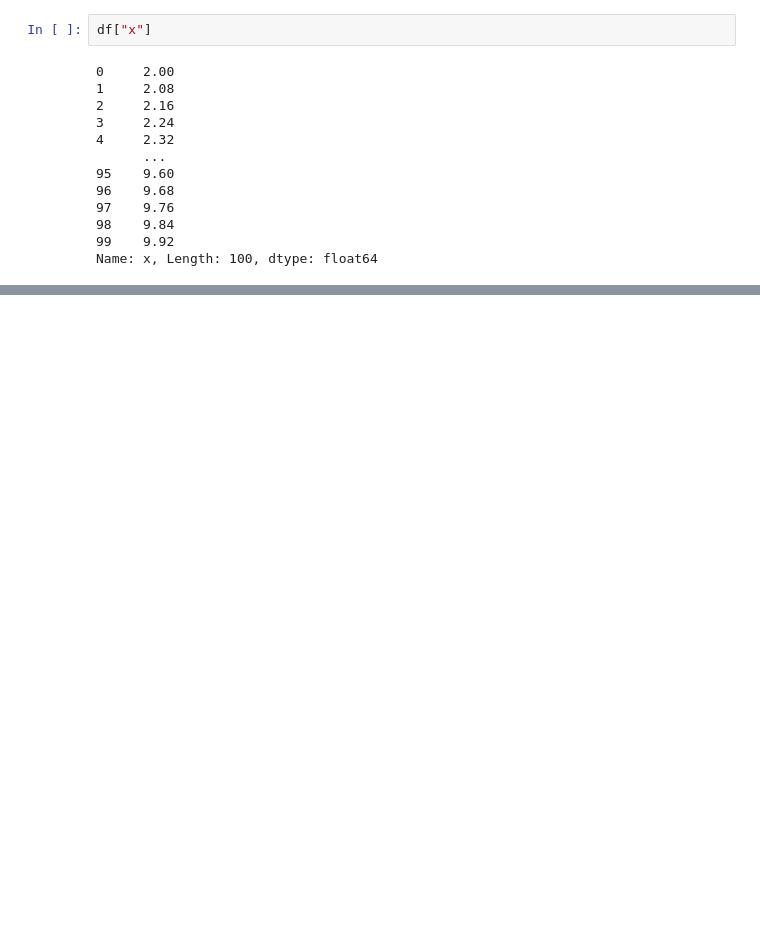
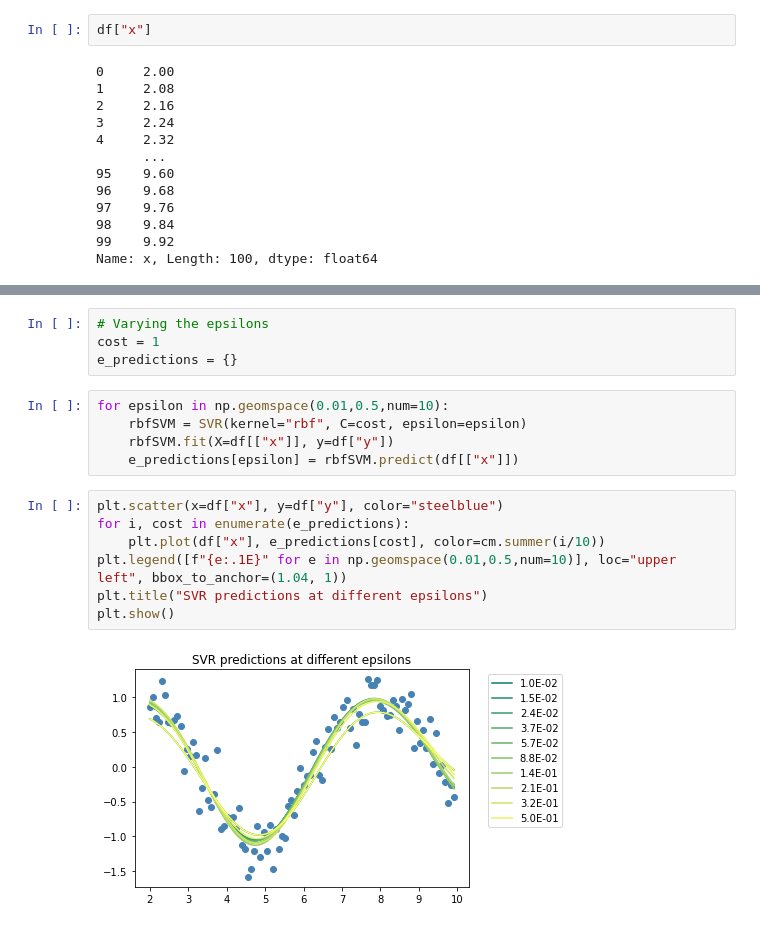
Before and after one commit to imrogerjiang/applied-predictive-modelling, a Jupyter notebook: CH7_1.ipynb, the cells around one changed output, grey strips where cells are left out. Drawn from its saved outputs; the diff is of its cells as text; blank space fills up the shorter version.

```diff
--- a/CH7_1.ipynb
+++ b/CH7_1.ipynb
@@ -53,0 +82,18 @@ Name: x, Length: 100, dtype: float64
+# %%
+# Varying the epsilons
+cost = 1
+e_predictions = {}
+# %%
+for epsilon in np.geomspace(0.01,0.5,num=10):
+    rbfSVM = SVR(kernel="rbf", C=cost, epsilon=epsilon)
+    rbfSVM.fit(X=df[["x"]], y=df["y"])
+    e_predictions[epsilon] = rbfSVM.predict(df[["x"]])
+# %%
+plt.scatter(x=df["x"], y=df["y"], color="steelblue")
+for i, cost in enumerate(e_predictions):
+    plt.plot(df["x"], e_predictions[cost], color=cm.summer(i/10))
+plt.legend([f"{e:.1E}" for e in np.geomspace(0.01,0.5,num=10)], loc="upper left", bbox_to_anchor=(1.04, 1))
+plt.title("SVR predictions at different epsilons")
+plt.show()
+# %% [output]
+[figure, added]
```
Also changed, not shown: parts of 7 cells of this notebook.
